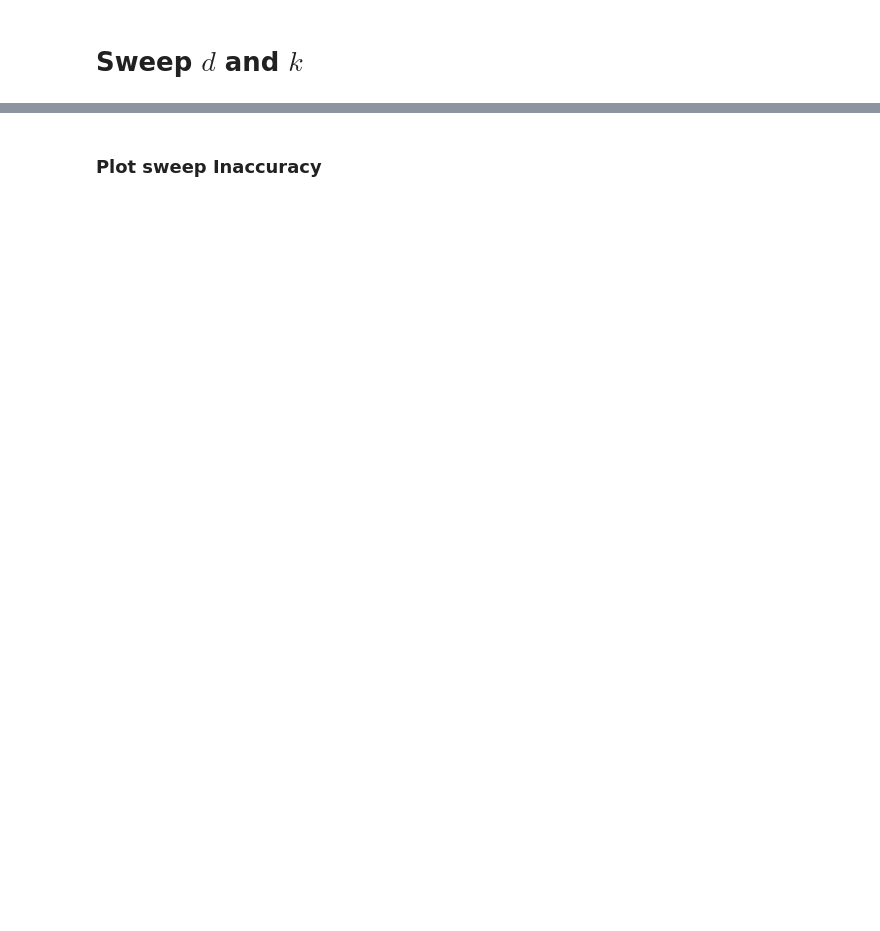
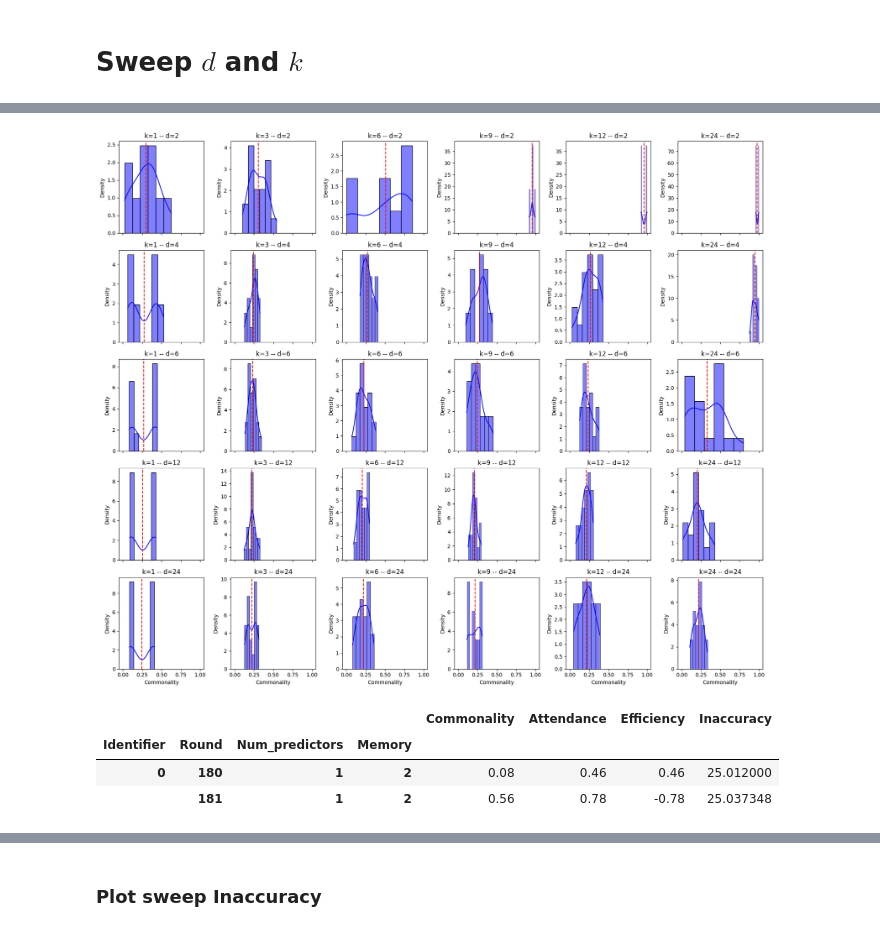
Before and after one commit to EAndrade-Lotero/ElFarolArthur, a Jupyter notebook: notebooks/sweep_d_and_k.ipynb, the cells around one changed output, grey strips where cells are left out. Drawn from its saved outputs; the diff is of its cells as text; code cells hidden in the pictures; blank space fills up the shorter version.

```diff
--- a/notebooks/sweep_d_and_k.ipynb
+++ b/notebooks/sweep_d_and_k.ipynb
@@ -48,0 +49,71 @@ df.head(2)
+# %%
+# This cell shows the sweep with the Sarle coefficient
+
+fig, axes = plt.subplots(
+    len(ds), len(ks),
+    figsize=(3*len(ks),3*len(ds)),
+    tight_layout=True,
+    sharex=True, sharey=False
+)
+
+for k, d in product(ks, ds):
+    df_to_plot = dfE[(dfE['Memory'] == d) & (dfE['Num_predictors'] == k)]
+    df_to_plot['Prediction_lag'] = df_to_plot.groupby(['Identifier','Agent'])['Prediction'].transform('shift',1)
+    df_to_plot['Attendance'] = df_to_plot.groupby(['Identifier','Round'])['Decision'].transform('sum')
+
+    # # Sarle's bimodality coefficient:
+    # df2A = df_to_plot.groupby('Round').agg(
+    #     kurtosis=pd.NamedAgg(column="Prediction_lag", aggfunc=lambda x: x.kurt()),
+    #     skewness=pd.NamedAgg(column="Prediction_lag", aggfunc=lambda x: x.skew()),
+    #     count=pd.NamedAgg(column="Prediction_lag", aggfunc=lambda x: x.count()),
+    # )
+    # df2A['sarle'] = (df2A['skewness'] ** 2 + 1) / (df2A['kurtosis'] + (3 * (df2A['count'] - 1) ** 2) / ((df2A['count'] - 2) * (df2A['count'] - 3)))
+
+    # #  Hartigan’s dip statistic
+    # df2A = df_to_plot.groupby('Round').agg(
+    #     hds=pd.NamedAgg(column="Prediction", aggfunc=lambda x: diptest.diptest(x)[0]),
+    #     hds_pvalue=pd.NamedAgg(column="Prediction", aggfunc=lambda x: diptest.diptest(x)[1])
+    # )
+
+    df2A = df_to_plot.groupby('Round').agg(
+        Commonality=pd.NamedAgg(column="Decision", aggfunc=lambda x: Commonality(x.values)),
+        Attendance=pd.NamedAgg(column="Decision", aggfunc=lambda x: np.mean(x.values))
+    )
+
+    # Plot
+    idx_k = ks.index(k)
+    idx_d = ds.index(d)
+    sns.histplot(df2A['Commonality'], kde=True, ax=axes[idx_d, idx_k], stat='density', color='blue')
+    mean_commonality = df2A['Commonality'].mean()
+    axes[idx_d, idx_k].axvline(x=mean_commonality, color='red', linestyle='--', label='mean')
+    # sns.lineplot(x='Round', y='Attendance', data=df2A, ax=axes[idx_d, idx_k], color='blue', label='Attendance')
+    # sns.lineplot(x='Round', y='Commonality', data=df2A, ax=axes[idx_d, idx_k], color='red', label='Commonality')
+    # sns.lineplot(x='Round', y='hds', data=df2A, ax=axes[idx_d, idx_k], color='blue', label='Dip Statistic')
+    # sns.lineplot(x='Round', y='hds', data=df2A, ax=axes[idx_d, idx_k], color='blue', label='Dip Statistic')
+    # sns.lineplot(x='Round', y='hds_pvalue', data=df2A, ax=axes[idx_d, idx_k], color='blue', label='Dip Statistic')
+    # sns.lineplot(x='Round', y='sarle', data=df2A, ax=axes[idx_d, idx_k], color='blue', label='Dip Statistic')
+    axes[idx_d, idx_k].set_title(f'k={k} -- d={d}')
+    # Dashed red line for 5/9 of Sarle's coefficient
+    # axes[idx_d, idx_k].axhline(y=5/9, color='red', linestyle='--', label='5/9 Threshold')
+    # if idx_d < len(ds) - 1:
+    #     axes[idx_d, idx_k].legend_.remove()
+    # else:
+    #     if idx_k == len(ks) // 2:
+    #         axes[idx_d, idx_k].legend(loc='lower center', bbox_to_anchor=(0.5, -0.2), ncol=2)
+    #     else:
+    #         axes[idx_d, idx_k].legend_.remove()
+# %% [output]
+[figure, new version]
+# %%
+df2B = dfE.groupby(['Identifier', 'Round', 'Num_predictors', 'Memory']).agg(
+    Commonality=pd.NamedAgg(column="Decision", aggfunc=lambda x: Commonality(x.values)),
+    Attendance=pd.NamedAgg(column="Decision", aggfunc=lambda x: np.mean(x.values)),
+    Efficiency=pd.NamedAgg(column="Score", aggfunc=lambda x: np.mean(x.values)),
+    Inaccuracy=pd.NamedAgg(column="Inaccuracy", aggfunc=lambda x: np.mean(x.values))
+)
+df2B.head(2)
+# %% [output]
+|  |  |  |  | Commonality | Attendance | Efficiency | Inaccuracy |
+| Identifier | Round | Num_predictors | Memory |  |  |  |  |
+| 0 | 180 | 1 | 2 | 0.08 | 0.46 | 0.46 | 25.012000 |
+|  | 181 | 1 | 2 | 0.56 | 0.78 | -0.78 | 25.037348 |
```
Also changed, not shown: parts of 7 cells of this notebook, 36 other files.
